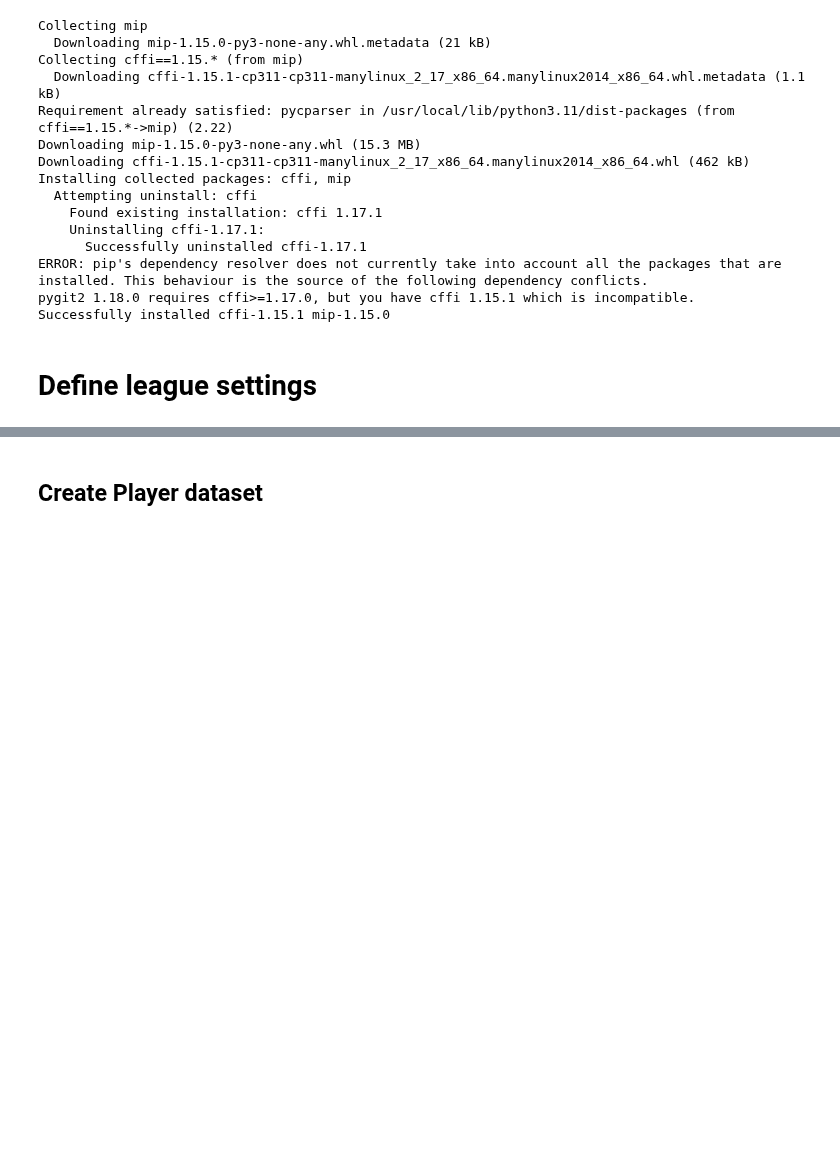
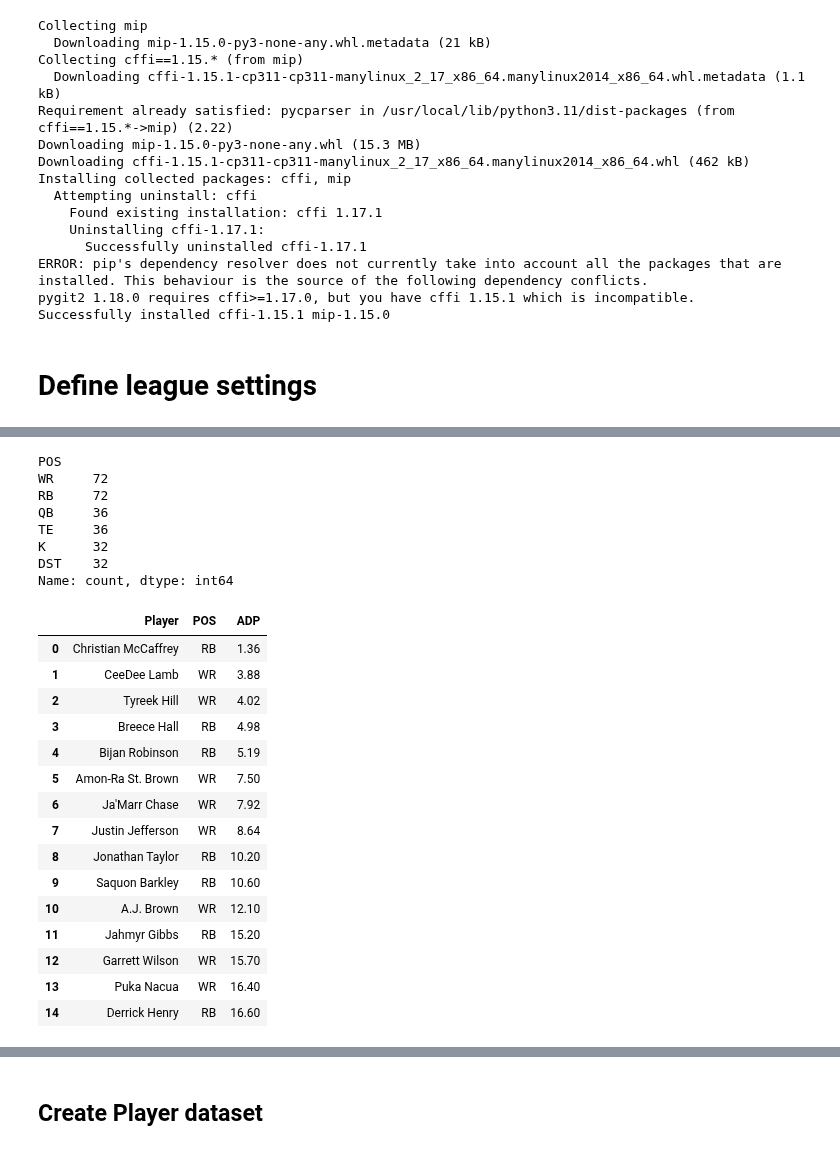
Before and after one commit to alexk2206/Data_Driven_Fantasy_Football, a Jupyter notebook: Enhanced_optimization_new.ipynb, the cells around one changed output, grey strips where cells are left out. Saved outputs shown, nothing was run; the diff lists cells and outputs as text; code cells hidden in the pictures; blank space fills up the shorter version.

```diff
--- a/Enhanced_optimization_new.ipynb
+++ b/Enhanced_optimization_new.ipynb
@@ -41,0 +64,38 @@ lineup_req = {'QB': 1, 'RB': 2, 'WR': 2, 'TE': 1, 'FLEX': 1, 'K': 1, 'DST': 1}
+# %%
+adp_url = f'https://raw.githubusercontent.com/alexk2206/Data_Driven_Fantasy_Football/refs/heads/main/pre_season_data/adp_projections_{year}.csv'
+
+player_adp = (
+    pd.read_csv(adp_url)
+      .rename(columns={'player': 'Player', 'position': 'POS', 'adp': 'ADP'})
+      .loc[:, ['Player', 'POS', 'ADP']]
+      .sort_values('ADP')
+      .reset_index(drop=True)
+)
+
+print(player_adp.value_counts('POS'))
+player_adp.head(15)
+# %% [output]
+POS
+WR     72
+RB     72
+QB     36
+TE     36
+K      32
+DST    32
+Name: count, dtype: int64
+|  | Player | POS | ADP |
+| 0 | Christian McCaffrey | RB | 1.36 |
+| 1 | CeeDee Lamb | WR | 3.88 |
+| 2 | Tyreek Hill | WR | 4.02 |
+| 3 | Breece Hall | RB | 4.98 |
+| 4 | Bijan Robinson | RB | 5.19 |
+| 5 | Amon-Ra St. Brown | WR | 7.50 |
+| 6 | Ja'Marr Chase | WR | 7.92 |
+| 7 | Justin Jefferson | WR | 8.64 |
+| 8 | Jonathan Taylor | RB | 10.20 |
+| 9 | Saquon Barkley | RB | 10.60 |
+| 10 | A.J. Brown | WR | 12.10 |
+| 11 | Jahmyr Gibbs | RB | 15.20 |
+| 12 | Garrett Wilson | WR | 15.70 |
+| 13 | Puka Nacua | WR | 16.40 |
+| 14 | Derrick Henry | RB | 16.60 |
```
Also changed, not shown: parts of 9 cells of this notebook.
